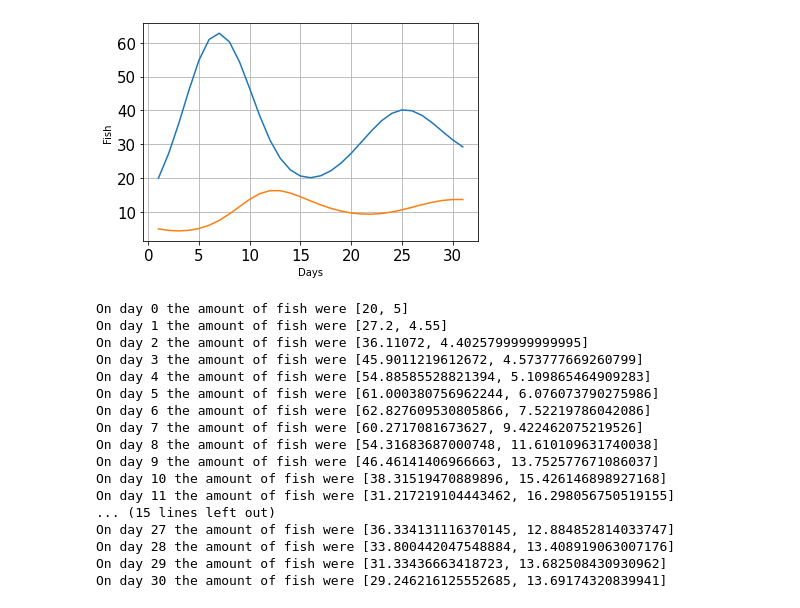
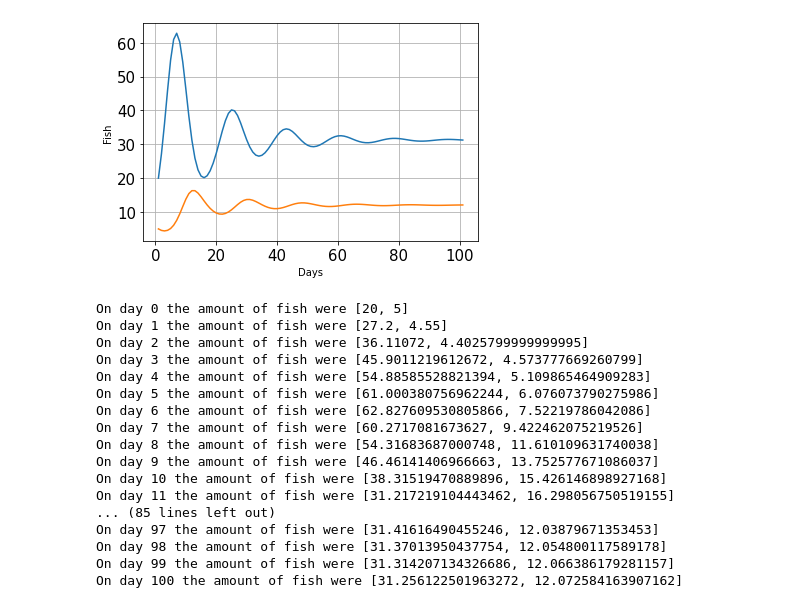
Before and after one commit to EmilS2019/ODE, a Jupyter notebook: mainn.ipynb, the cells around one changed output. Drawn from its saved outputs; the diff is of its cells as text; code cells hidden in the pictures.

```diff
--- a/mainn.ipynb
+++ b/mainn.ipynb
@@ -70,14 +72,14 @@ def errorFunction(result, resultTimesTwo, dt):
 # %%
 dt = [1]
 startingPopulation = [20, 5]
-days = 30
+days = 100
 
 populationHistory = []
 populationHistory.append(eulersMethod(dt[0],startingPopulation,days, twoFishPopulation))
 plotResults(populationHistory, dt)
 printResults(populationHistory[0], dt[0])
 # %% [output]
-[figure, old version]
+[figure, new version]
 On day 0 the amount of fish were [20, 5]
 On day 1 the amount of fish were [27.2, 4.55]
 On day 2 the amount of fish were [36.11072, 4.4025799999999995]
@@ -90,11 +92,11 @@ On day 8 the amount of fish were [54.31683687000748, 11.610109631740038]
 On day 9 the amount of fish were [46.46141406966663, 13.752577671086037]
 On day 10 the amount of fish were [38.31519470889896, 15.426146898927168]
 On day 11 the amount of fish were [31.217219104443462, 16.298056750519155]
-... (15 lines left out)
-On day 27 the amount of fish were [36.334131116370145, 12.884852814033747]
-On day 28 the amount of fish were [33.800442047548884, 13.408919063007176]
-On day 29 the amount of fish were [31.33436663418723, 13.682508430930962]
-On day 30 the amount of fish were [29.246216125552685, 13.69174320839941]
+... (85 lines left out)
+On day 97 the amount of fish were [31.41616490455246, 12.03879671353453]
+On day 98 the amount of fish were [31.37013950437754, 12.054800117589178]
+On day 99 the amount of fish were [31.314207134326686, 12.066386179281157]
+On day 100 the amount of fish were [31.256122501963272, 12.072584163907162]
 # %%
 #Main
 days = 25
```
Also changed, not shown: parts of 2 cells of this notebook.
